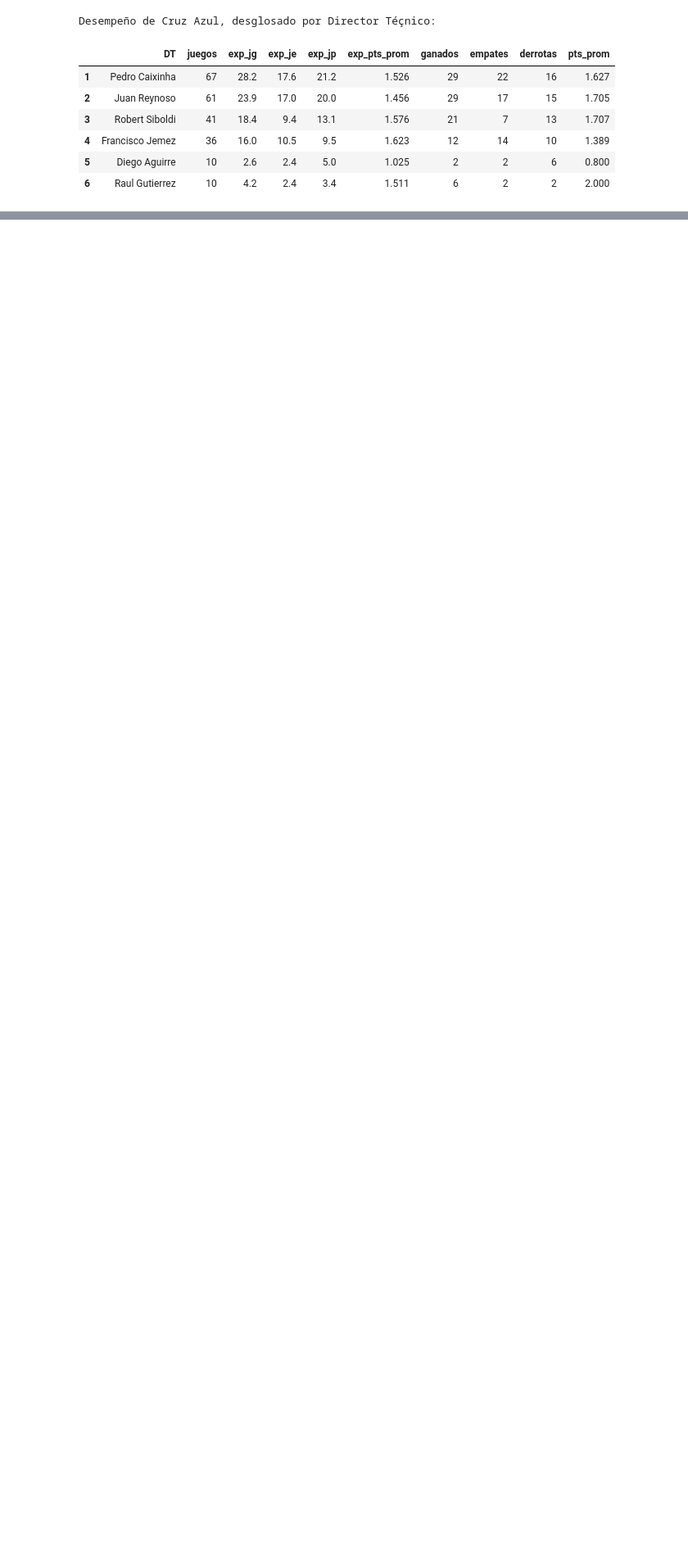
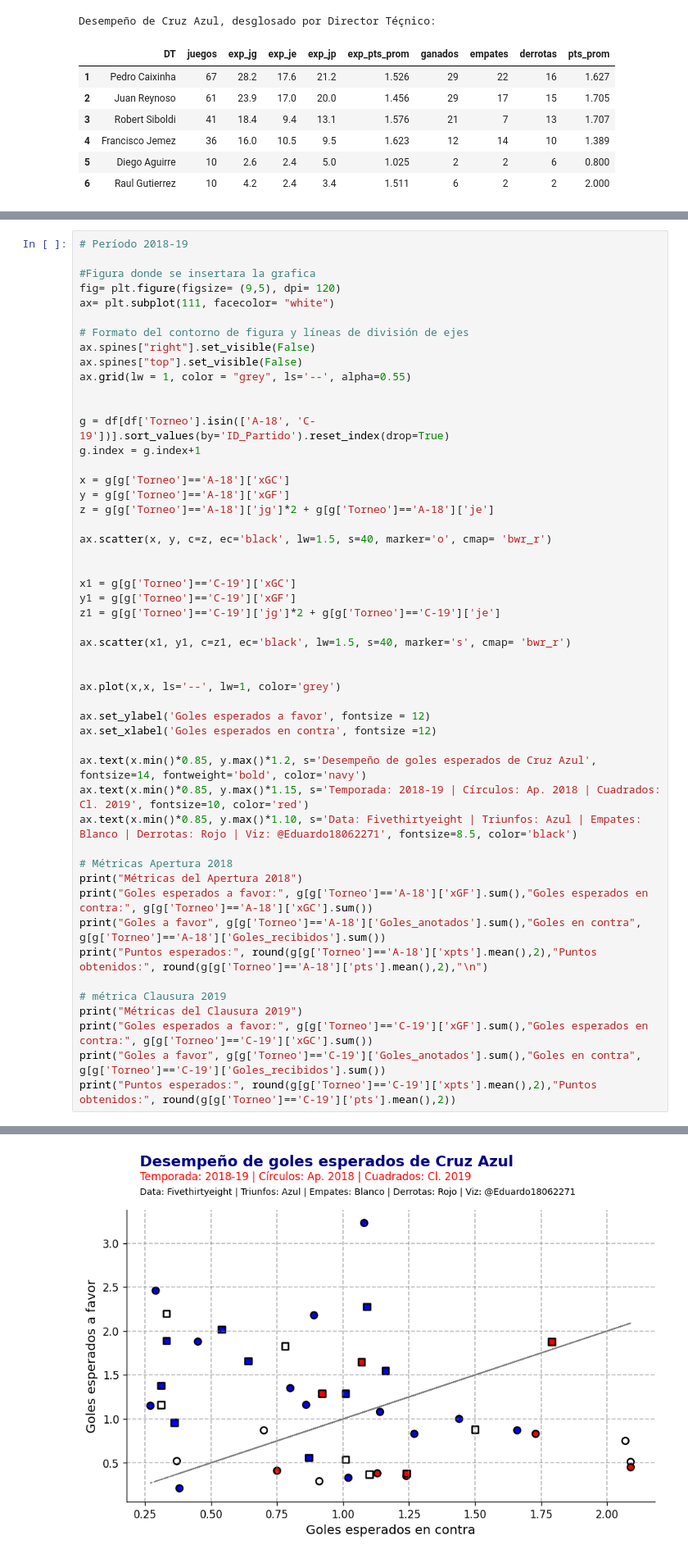
Before and after one commit to EduardoSanchezZ/Proyecto-Sports-Analytics, a Jupyter notebook: src/Futbol/Cruz Azul/Analisis_Cruz_Azul.ipynb, the cells around one changed output, grey strips where cells are left out. Shown: that part at 82% size. Drawn from its saved outputs; the diff is of its cells as text; blank space fills up the shorter version.

```diff
--- a/src/Futbol/Cruz Azul/Analisis_Cruz_Azul.ipynb
+++ b/src/Futbol/Cruz Azul/Analisis_Cruz_Azul.ipynb
@@ -146,0 +239,51 @@ Disparos por partido: probabilidades y realidades:
+# %%
+# Período 2018-19
+
+#Figura donde se insertara la grafica
+fig= plt.figure(figsize= (9,5), dpi= 120)
+ax= plt.subplot(111, facecolor= "white")
+
+# Formato del contorno de figura y líneas de división de ejes
+ax.spines["right"].set_visible(False)
+ax.spines["top"].set_visible(False)
+ax.grid(lw = 1, color = "grey", ls='--', alpha=0.55)
+
+
+g = df[df['Torneo'].isin(['A-18', 'C-19'])].sort_values(by='ID_Partido').reset_index(drop=True)
+g.index = g.index+1
+
+x = g[g['Torneo']=='A-18']['xGC']
+y = g[g['Torneo']=='A-18']['xGF']
+z = g[g['Torneo']=='A-18']['jg']*2 + g[g['Torneo']=='A-18']['je']
+
+ax.scatter(x, y, c=z, ec='black', lw=1.5, s=40, marker='o', cmap= 'bwr_r')
+
+
+x1 = g[g['Torneo']=='C-19']['xGC']
+y1 = g[g['Torneo']=='C-19']['xGF']
+z1 = g[g['Torneo']=='C-19']['jg']*2 + g[g['Torneo']=='C-19']['je']
+
+ax.scatter(x1, y1, c=z1, ec='black', lw=1.5, s=40, marker='s', cmap= 'bwr_r')
+
+
+ax.plot(x,x, ls='--', lw=1, color='grey')
+
+ax.set_ylabel('Goles esperados a favor', fontsize = 12)
+ax.set_xlabel('Goles esperados en contra', fontsize =12)
+
+ax.text(x.min()*0.85, y.max()*1.2, s='Desempeño de goles esperados de Cruz Azul', fontsize=14, fontweight='bold', color='navy')
+ax.text(x.min()*0.85, y.max()*1.15, s='Temporada: 2018-19 | Círculos: Ap. 2018 | Cuadrados: Cl. 2019', fontsize=10, color='red')
+ax.text(x.min()*0.85, y.max()*1.10, s='Data: Fivethirtyeight | Triunfos: Azul | Empates: Blanco | Derrotas: Rojo | Viz: @Eduardo18062271', fontsize=8.5, color='black')
+
+# Métricas Apertura 2018
+print("Métricas del Apertura 2018")
+print("Goles esperados a favor:", g[g['Torneo']=='A-18']['xGF'].sum(),"Goles esperados en contra:", g[g['Torneo']=='A-18']['xGC'].sum())
+print("Goles a favor", g[g['Torneo']=='A-18']['Goles_anotados'].sum(),"Goles en contra", g[g['Torneo']=='A-18']['Goles_recibidos'].sum())
+print("Puntos esperados:", round(g[g['Torneo']=='A-18']['xpts'].mean(),2),"Puntos obtenidos:", round(g[g['Torneo']=='A-18']['pts'].mean(),2),"\n")
+
+# métrica Clausura 2019
+print("Métricas del Clausura 2019")
+print("Goles esperados a favor:", g[g['Torneo']=='C-19']['xGF'].sum(),"Goles esperados en contra:", g[g['Torneo']=='C-19']['xGC'].sum())
+print("Goles a favor", g[g['Torneo']=='C-19']['Goles_anotados'].sum(),"Goles en contra", g[g['Torneo']=='C-19']['Goles_recibidos'].sum())
+print("Puntos esperados:", round(g[g['Torneo']=='C-19']['xpts'].mean(),2),"Puntos obtenidos:", round(g[g['Torneo']=='C-19']['pts'].mean(),2))
+# %% [output]
@@ -146,0 +299 @@ Disparos por partido: probabilidades y realidades:
+[figure, added]
```
Also changed, not shown: parts of 11 cells of this notebook.
